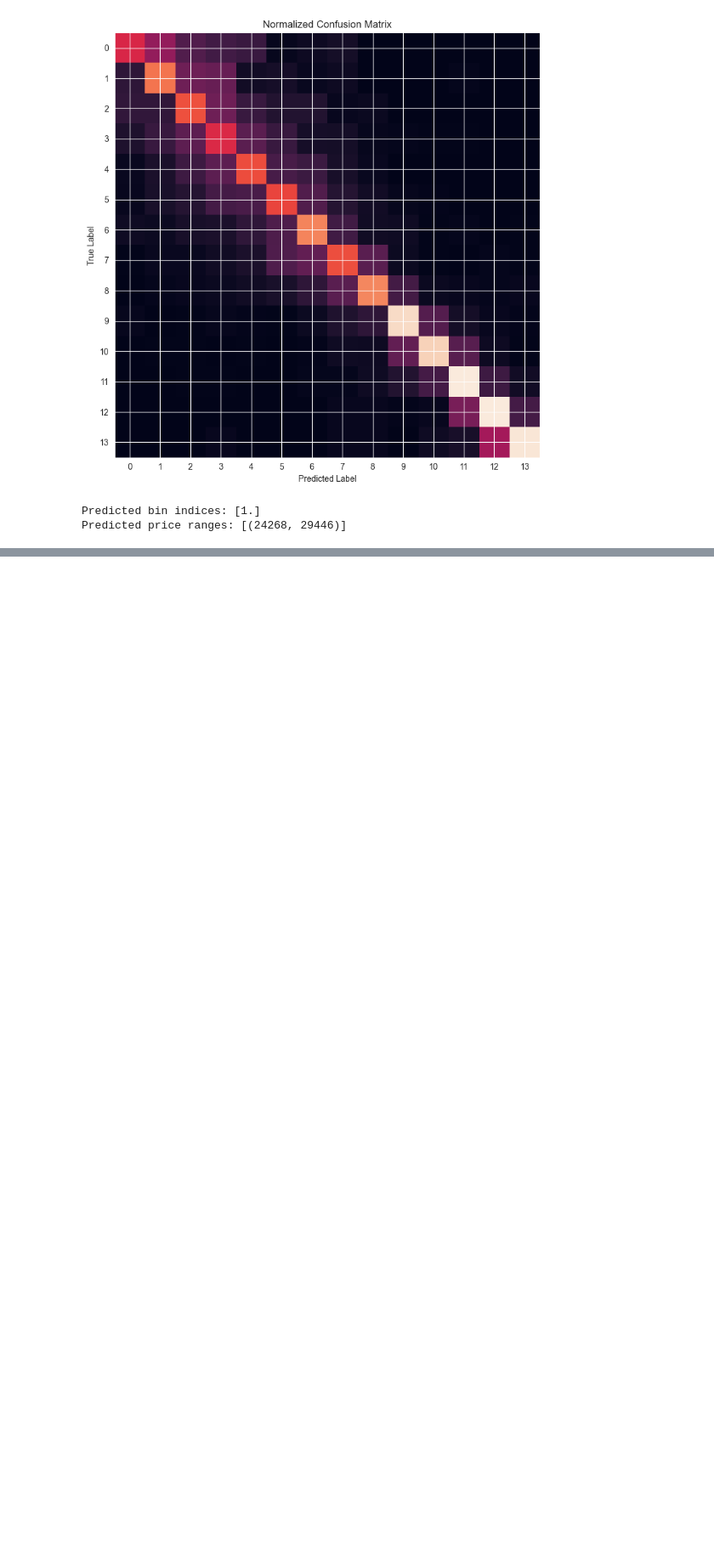
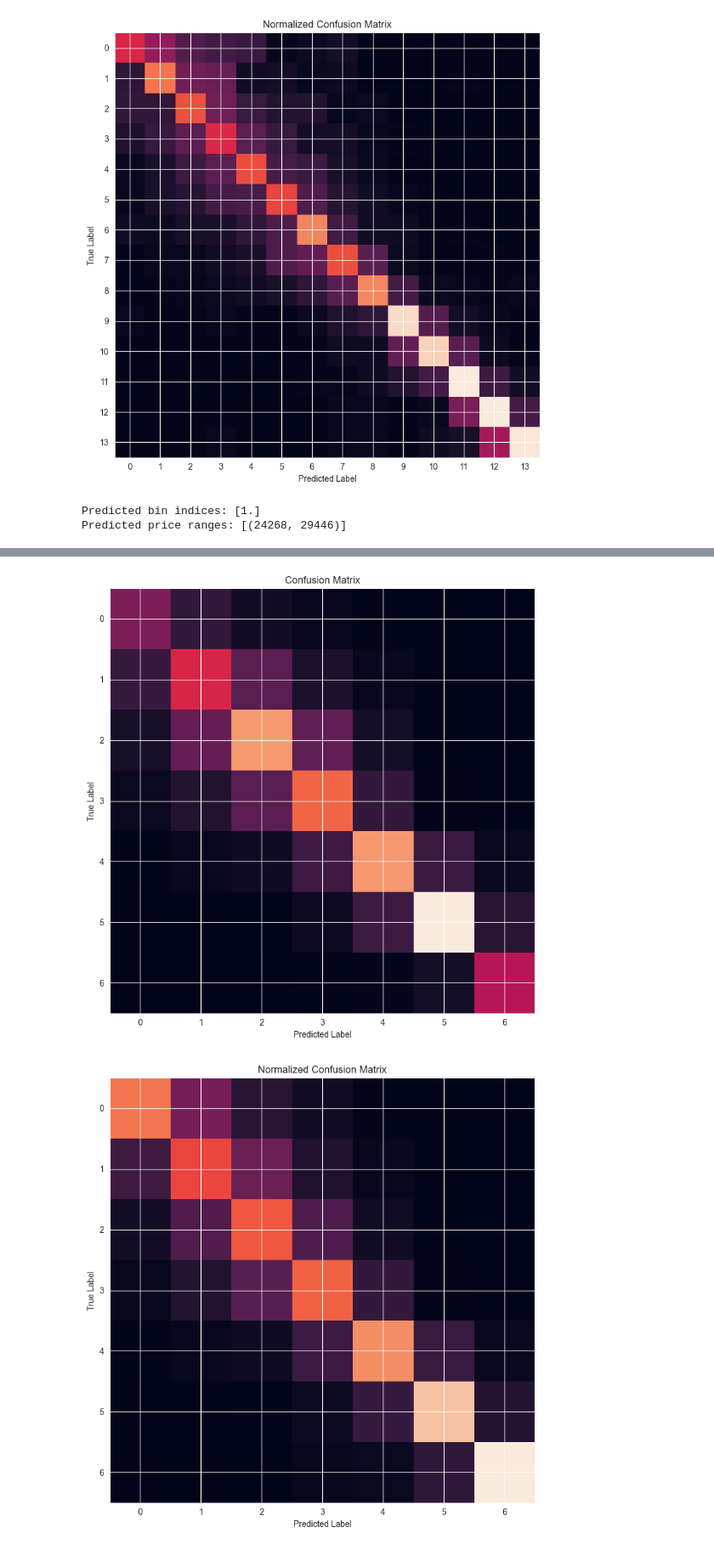
Before and after one commit to Advanced-Data-Mining/Otomoto_data_mining, a Jupyter notebook: models/tfidf_model.ipynb, the cells around one changed output, grey strips where cells are left out. Shown at 85% size. Cells and saved outputs as stored; diff of their text form; code cells hidden in the pictures; blank space fills up the shorter version.

```diff
--- a/models/tfidf_model.ipynb
+++ b/models/tfidf_model.ipynb
@@ -216,0 +403,19 @@ Predicted price ranges: [(24268, 29446)]
+# %%
+with open("../utils/polish_stopwords.txt", "r") as f:
+    polish_stopwords = [word.strip() for word in f]   # <- LIST, not SET
+
+
+pipeline = Pipeline([
+    ("tfidf", TfidfVectorizer(max_features=20000, ngram_range=(1,2), min_df=3, stop_words=polish_stopwords)),
+    ("clf", LogisticRegression(max_iter=5000, class_weight='balanced'))
+])
+
+param_grid = {
+    "tfidf__max_features": [10000, 20000],
+    "tfidf__ngram_range": [(1,1), (1,2)],
+    "clf__C": [0.01, 0.1, 1, 10]
+}
+
+grid = GridSearchCV(pipeline, param_grid, cv=StratifiedKFold(5), n_jobs=1, scoring='accuracy', verbose=2)
+grid.fit(X_train, y_train)
+print("best", grid.best_score_, grid.best_params_)
@@ -216,0 +440,6 @@ Predicted price ranges: [(24268, 29446)]
+# %%
+# --- 7) evaluate on test set ---
+best_model = grid.best_estimator_
+y_pred = best_model.predict(X_test)
+print("Test accuracy:", accuracy_score(y_test, y_pred))
+print(classification_report(y_test, y_pred, zero_division=0))
@@ -216,0 +461,9 @@ Predicted price ranges: [(24268, 29446)]
+# %%
+from utils.data_utils import plot_cm
+cm, cm_normalized = generate_cm(y_test, y_pred)
+
+plot_cm(cm, title="Confusion Matrix")
+plot_cm(cm_normalized, title="Normalized Confusion Matrix")
+# %% [output]
+[figure, added]
+[figure, added]
```
Also changed, not shown: parts of 23 cells of this notebook.
